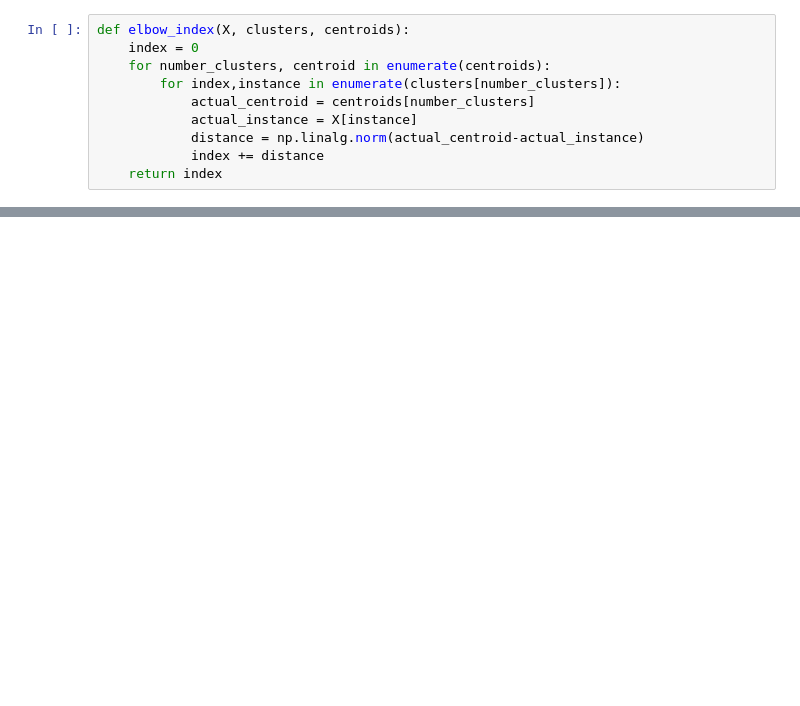
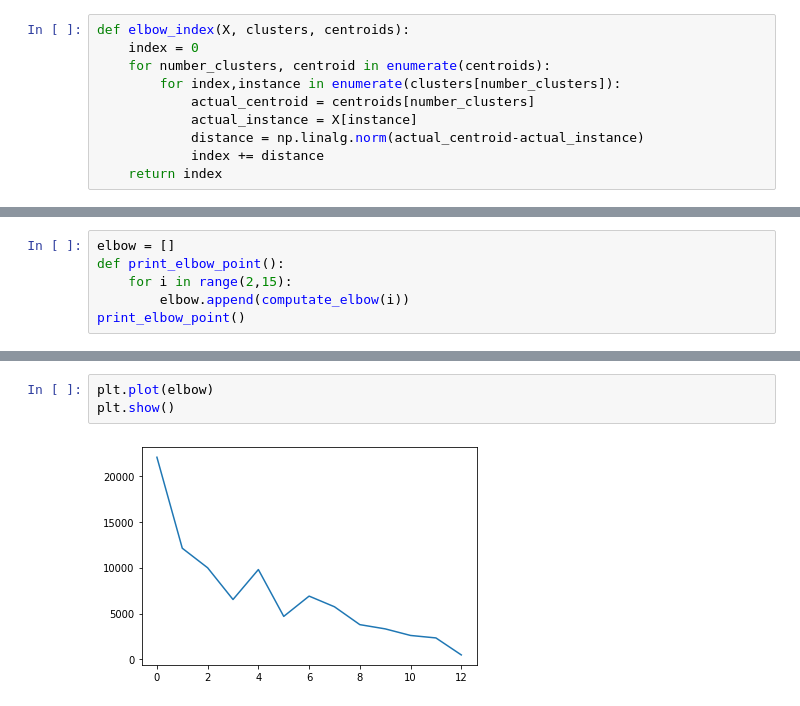
Before and after one commit to Kerman-Sanjuan/Covid19-Tweet-Text-Clustering, a Jupyter notebook: KMeans Updated.ipynb, the cells around one changed output, grey strips where cells are left out. Cells and saved outputs as stored; diff of their text form; blank space fills up the shorter version.

```diff
--- a/KMeans Updated.ipynb
+++ b/KMeans Updated.ipynb
@@ -191,0 +234,6 @@ Current iteration 9
+# %%
+elbow = []
+def print_elbow_point():
+    for i in range(2,15):
+        elbow.append(computate_elbow(i))
+print_elbow_point()
@@ -191,0 +258,5 @@ Current iteration 9
+# %%
+plt.plot(elbow)
+plt.show()
+# %% [output]
+[figure, added]
```
Also changed, not shown: parts of 7 cells of this notebook.
